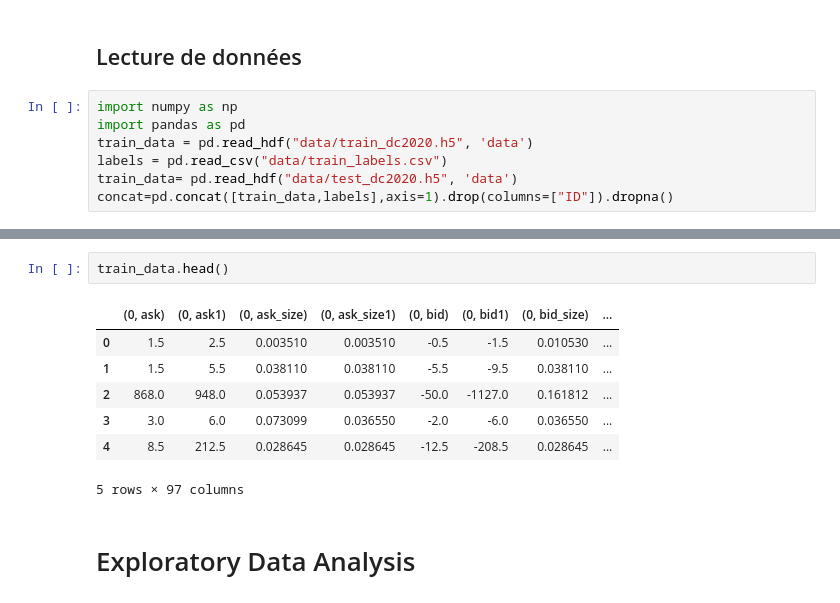
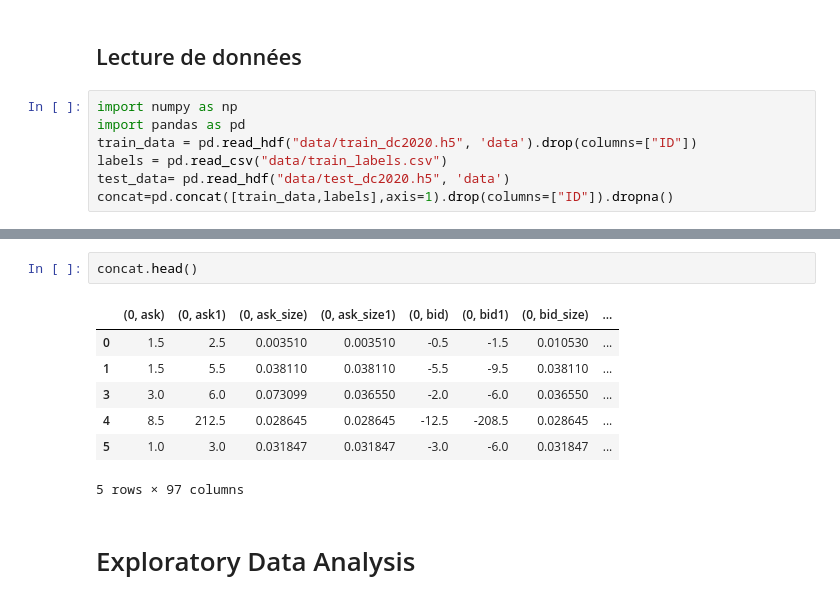
Before and after one commit to tariqmassaoudi/CFM-2020-EMINES, a Jupyter notebook: CFM analysis.ipynb, the cells around one changed output, grey strips where cells are left out. Cells and saved outputs as stored; diff of their text form.

```diff
--- a/CFM analysis.ipynb
+++ b/CFM analysis.ipynb
@@ -12,7 +12,7 @@ Most financial markets use an electronic trading mechanism called a limit order
 # %%
 import numpy as np
 import pandas as pd
-train_data = pd.read_hdf("data/train_dc2020.h5", 'data')
+train_data = pd.read_hdf("data/train_dc2020.h5", 'data').drop(columns=["ID"])
 labels = pd.read_csv("data/train_labels.csv")
-train_data= pd.read_hdf("data/test_dc2020.h5", 'data')
+test_data= pd.read_hdf("data/test_dc2020.h5", 'data')
 concat=pd.concat([train_data,labels],axis=1).drop(columns=["ID"]).dropna()
@@ -19,12 +34,12 @@ concat=pd.concat([train_data,labels],axis=1).drop(columns=["ID"]).dropna()
 # %%
-train_data.head()
+concat.head()
 # %% [output]
 |  | (0, ask) | (0, ask1) | (0, ask_size) | (0, ask_size1) | (0, bid) | (0, bid1) | (0, bid_size) | ... |
 | 0 | 1.5 | 2.5 | 0.003510 | 0.003510 | -0.5 | -1.5 | 0.010530 | ... |
 | 1 | 1.5 | 5.5 | 0.038110 | 0.038110 | -5.5 | -9.5 | 0.038110 | ... |
-| 2 | 868.0 | 948.0 | 0.053937 | 0.053937 | -50.0 | -1127.0 | 0.161812 | ... |
 | 3 | 3.0 | 6.0 | 0.073099 | 0.036550 | -2.0 | -6.0 | 0.036550 | ... |
 | 4 | 8.5 | 212.5 | 0.028645 | 0.028645 | -12.5 | -208.5 | 0.028645 | ... |
+| 5 | 1.0 | 3.0 | 0.031847 | 0.031847 | -3.0 | -6.0 | 0.031847 | ... |
 5 rows × 97 columns
 # %% [markdown]
 # Exploratory Data Analysis
```
Also changed, not shown: parts of 44 cells of this notebook.
